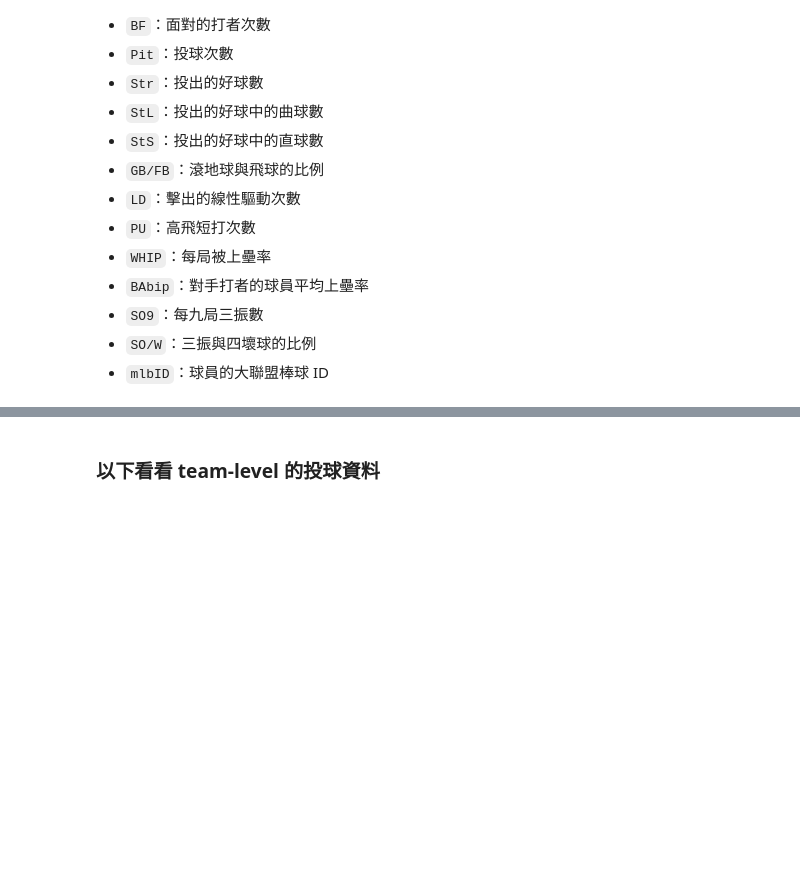
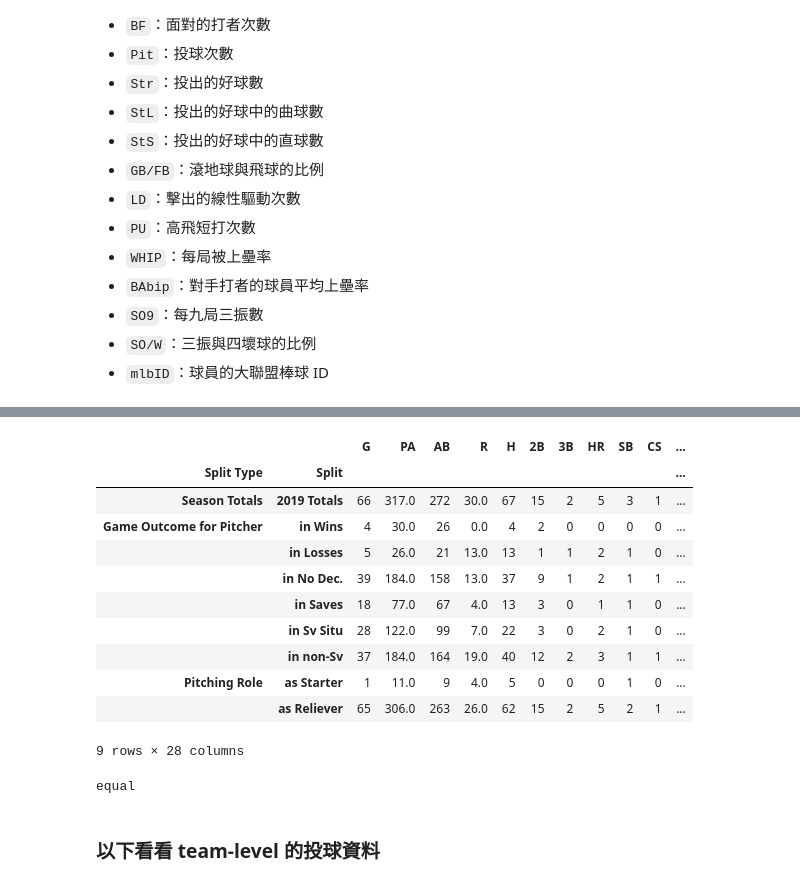
Before and after one commit to Shiou-Ju/closers-non-save-performance, a Jupyter notebook: brief-look-pybaseball-apis.ipynb, the cells around one changed output, grey strips where cells are left out. Drawn from its saved outputs; the diff is of its cells as text; code cells hidden in the pictures; blank space fills up the shorter version.

```diff
--- a/brief-look-pybaseball-apis.ipynb
+++ b/brief-look-pybaseball-apis.ipynb
@@ -675,3 +683,53 @@ TODO: 待驗證
+# %%
+# 以 Archie Bradley 為例，在另一個檔案的分析中，他在 2019 年擔任 Arizona 的終結者
+# https://insiders.vscode.dev/github/Shiou-Ju/baseball-analysis/blob/main/non-save-situation-blow-save.ipynb#C10:L1
+
+
+# find the pitching split stats for Archie Bradley in 2019
+pitching_split_stats_Archie_Bradley_2019 = get_splits('bradlar01',
+                                                    year=2019,
+                                                    pitching_splits=True)
+# %%
+# in pitching_split_stats_Archie_Bradley_2019, get all four types of `Game Outcome for Pitcher` and `Pitching Role`
+outcome_split_stats_Archie_Bradley_2019 = pitching_split_stats_Archie_Bradley_2019[
+    0].loc[pitching_split_stats_Archie_Bradley_2019[0].index.get_level_values(
+        'Split Type').isin(['Game Outcome for Pitcher', 'Season Totals', 'Pitching Role']), :]
+
+outcome_split_stats_Archie_Bradley_2019
+# %% [output]
+|  |  | G | PA | AB | R | H | 2B | 3B | HR | SB | CS | ... |
+| Split Type | Split |  |  |  |  |  |  |  |  |  |  | ... |
+| Season Totals | 2019 Totals | 66 | 317.0 | 272 | 30.0 | 67 | 15 | 2 | 5 | 3 | 1 | ... |
+| Game Outcome for Pitcher | in Wins | 4 | 30.0 | 26 | 0.0 | 4 | 2 | 0 | 0 | 0 | 0 | ... |
+|  | in Losses | 5 | 26.0 | 21 | 13.0 | 13 | 1 | 1 | 2 | 1 | 0 | ... |
+|  | in No Dec. | 39 | 184.0 | 158 | 13.0 | 37 | 9 | 1 | 2 | 1 | 1 | ... |
+|  | in Saves | 18 | 77.0 | 67 | 4.0 | 13 | 3 | 0 | 1 | 1 | 0 | ... |
+|  | in Sv Situ | 28 | 122.0 | 99 | 7.0 | 22 | 3 | 0 | 2 | 1 | 0 | ... |
+|  | in non-Sv | 37 | 184.0 | 164 | 19.0 | 40 | 12 | 2 | 3 | 1 | 1 | ... |
+| Pitching Role | as Starter | 1 | 11.0 | 9 | 4.0 | 5 | 0 | 0 | 0 | 1 | 0 | ... |
+|  | as Reliever | 65 | 306.0 | 263 | 26.0 | 62 | 15 | 2 | 5 | 2 | 1 | ... |
+9 rows × 28 columns
+# %%
+# 驗證 as Reliever 的 PA 是否等於 in Sv Situ 的 PA 加上 in non-Sv 的 PA
+in_sv_situ_PA_Archie_Bradley_2019 = pitching_split_stats_Archie_Bradley_2019[
+    0].loc[('Game Outcome for Pitcher', 'in Sv Situ'), 'PA']
+in_non_sv_PA_Archie_Bradley_2019 = pitching_split_stats_Archie_Bradley_2019[
+    0].loc[('Game Outcome for Pitcher', 'in non-Sv'), 'PA']
+
+assert isinstance(in_sv_situ_PA_Archie_Bradley_2019, float)
+assert isinstance(in_non_sv_PA_Archie_Bradley_2019, float)
+
+both_in_sv_non_sv_combined_Archie_Bradley_2019 = in_sv_situ_PA_Archie_Bradley_2019 + in_non_sv_PA_Archie_Bradley_2019
+
+as_reliever_PA_Archie_Bradley_2019 = pitching_split_stats_Archie_Bradley_2019[
+    0].loc[('Pitching Role', 'as Reliever'), 'PA']
+
+if both_in_sv_non_sv_combined_Archie_Bradley_2019 == as_reliever_PA_Archie_Bradley_2019:
+    print("equal")
+else:
+    print('not equal')
+# %% [output]
+equal
 # %% [markdown]
 ### 以下看看 team-level 的投球資料
 # %%
```
Also changed, not shown: parts of 6 cells of this notebook.
